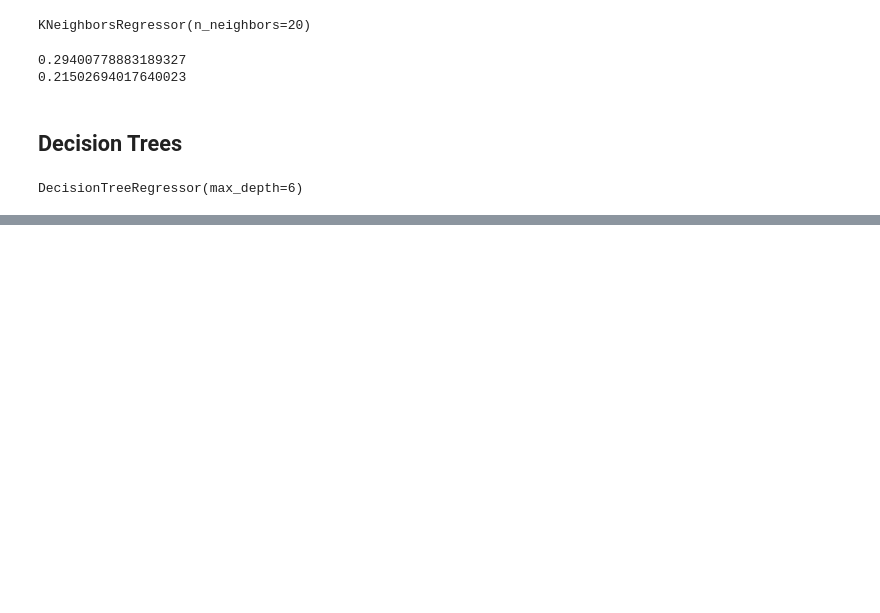
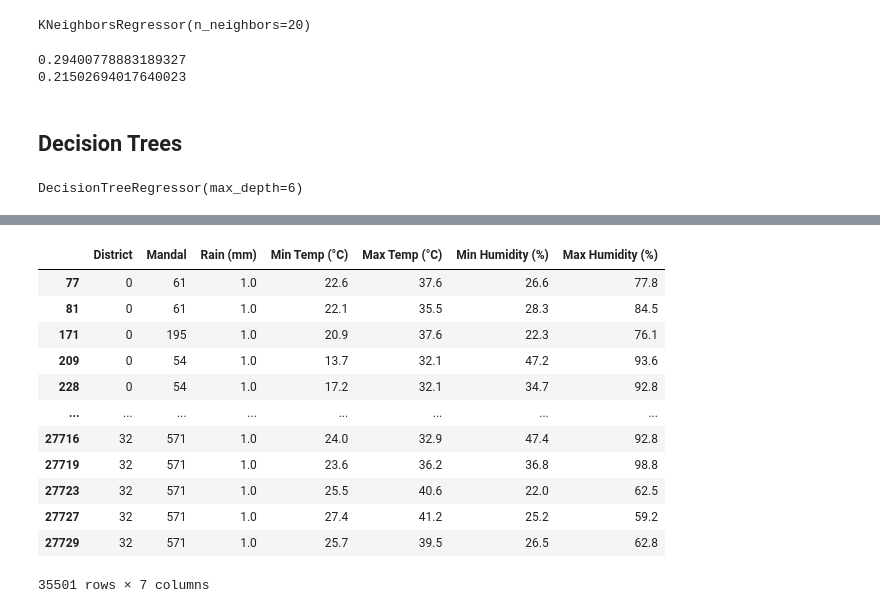
Before and after one commit to smartinternz02/SBSPS-Challenge-7154-SDG-13-Climate-Action, a Jupyter notebook: DATASETS/2021 datasets/project.ipynb, the cells around one changed output, grey strips where cells are left out. Cells and saved outputs as stored; diff of their text form; code cells hidden in the pictures; blank space fills up the shorter version.

```diff
--- a/DATASETS/2021 datasets/project.ipynb
+++ b/DATASETS/2021 datasets/project.ipynb
@@ -867,0 +887,16 @@ print(model2.score(X_test,y_test))
+# %%
+result[result['Rain (mm)']==1]
+# %% [output]
+|  | District | Mandal | Rain (mm) | Min Temp (°C) | Max Temp (°C) | Min Humidity (%) | Max Humidity (%) |
+| 77 | 0 | 61 | 1.0 | 22.6 | 37.6 | 26.6 | 77.8 |
+| 81 | 0 | 61 | 1.0 | 22.1 | 35.5 | 28.3 | 84.5 |
+| 171 | 0 | 195 | 1.0 | 20.9 | 37.6 | 22.3 | 76.1 |
+| 209 | 0 | 54 | 1.0 | 13.7 | 32.1 | 47.2 | 93.6 |
+| 228 | 0 | 54 | 1.0 | 17.2 | 32.1 | 34.7 | 92.8 |
+| ... | ... | ... | ... | ... | ... | ... | ... |
+| 27716 | 32 | 571 | 1.0 | 24.0 | 32.9 | 47.4 | 92.8 |
+| 27719 | 32 | 571 | 1.0 | 23.6 | 36.2 | 36.8 | 98.8 |
+| 27723 | 32 | 571 | 1.0 | 25.5 | 40.6 | 22.0 | 62.5 |
+| 27727 | 32 | 571 | 1.0 | 27.4 | 41.2 | 25.2 | 59.2 |
+| 27729 | 32 | 571 | 1.0 | 25.7 | 39.5 | 26.5 | 62.8 |
+35501 rows × 7 columns
```
Also changed, not shown: parts of 20 cells of this notebook, 1 other file.
